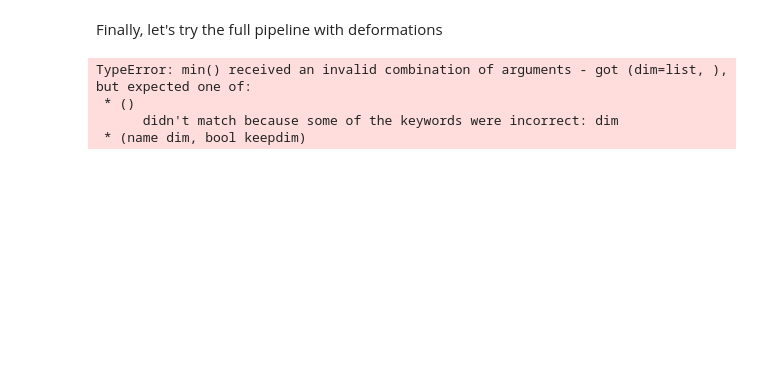
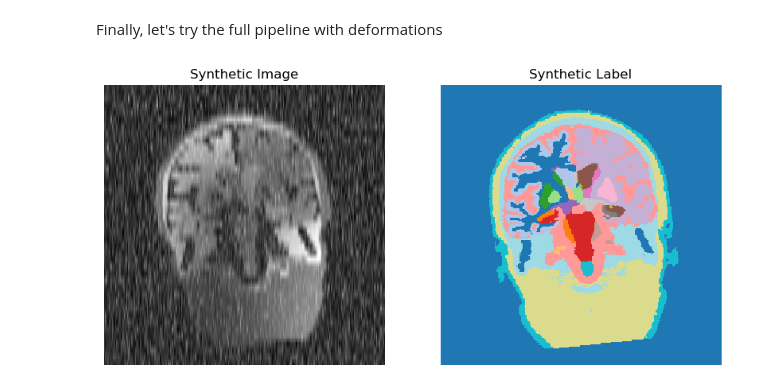
Before and after one commit to balbasty/cornucopia, a Jupyter notebook: docs/examples/synth.ipynb, the cells around one changed output. Drawn from its saved outputs; the diff is of its cells as text; code cells hidden in the pictures; blank space fills up the shorter version.

```diff
--- a/docs/examples/synth.ipynb
+++ b/docs/examples/synth.ipynb
@@ -95,17 +95,19 @@ Finally, let's try the full pipeline with deformations
 # %%
 trf = SynthFromLabelTransform()
 img, newlab = trf(lab)
 
 plt.figure(figsize=(10, 10))
+plt.subplot(1, 2, 1)
 plt.imshow(img.squeeze().T.flip(0), cmap='gray', interpolation='nearest')
 plt.axis('off')
 plt.title('Synthetic Image')
+plt.subplot(1, 2, 2)
+plt.imshow(newlab.squeeze().T.flip(0), cmap='tab20', interpolation='nearest')
+plt.axis('off')
+plt.title('Synthetic Label')
 plt.show()
 # %% [output]
-TypeError: min() received an invalid combination of arguments - got (dim=list, ), but expected one of:
- * ()
-      didn't match because some of the keywords were incorrect: dim
- * (name dim, bool keepdim)
+[figure, added]
 # %%
 shape = [4, 4]
 plt.figure(figsize=(10, 10))
```
Also changed, not shown: parts of 5 cells of this notebook.
